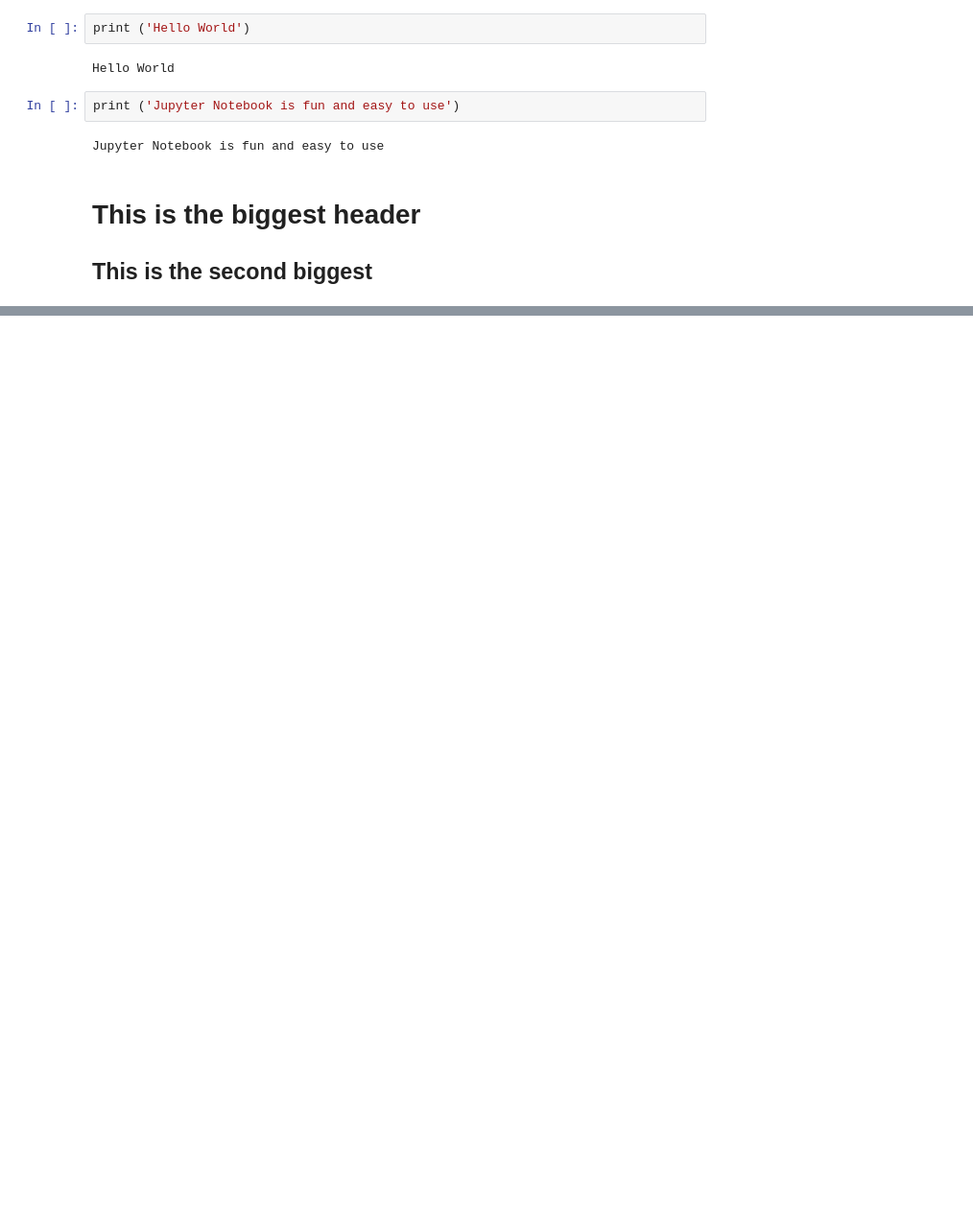
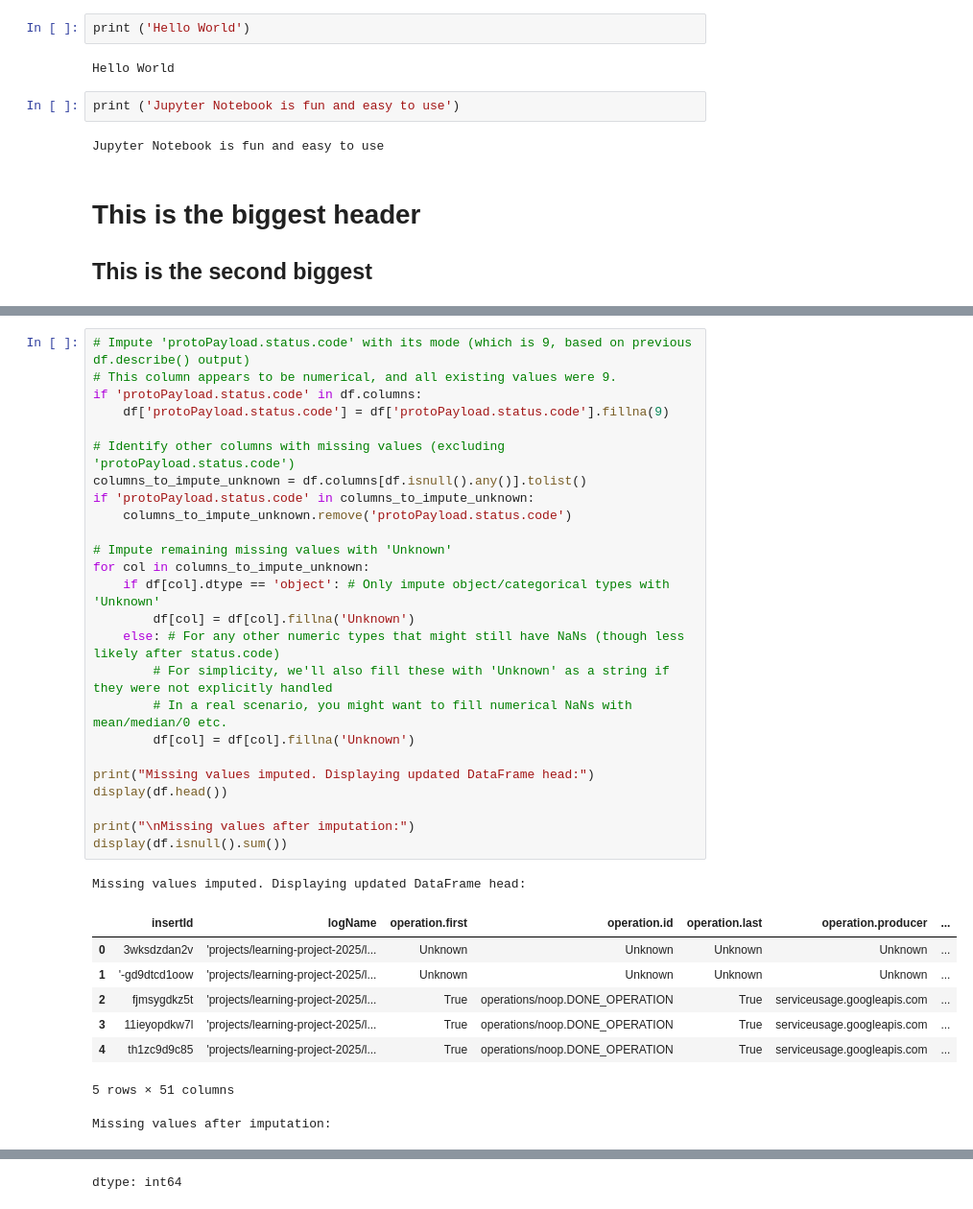
Before and after one commit to James-S-Wood/2-counter, a Jupyter notebook: Examples.ipynb, the cells around one changed output, grey strips where cells are left out. Shown at 96% size. Drawn from its saved outputs; the diff is of its cells as text; blank space fills up the shorter version.

```diff
--- a/Examples.ipynb
+++ b/Examples.ipynb
@@ -13,0 +34,35 @@ Jupyter Notebook is fun and easy to use
+# %%
+# Impute 'protoPayload.status.code' with its mode (which is 9, based on previous df.describe() output)
+# This column appears to be numerical, and all existing values were 9.
+if 'protoPayload.status.code' in df.columns:
+    df['protoPayload.status.code'] = df['protoPayload.status.code'].fillna(9)
+
+# Identify other columns with missing values (excluding 'protoPayload.status.code')
+columns_to_impute_unknown = df.columns[df.isnull().any()].tolist()
+if 'protoPayload.status.code' in columns_to_impute_unknown:
+    columns_to_impute_unknown.remove('protoPayload.status.code')
+
+# Impute remaining missing values with 'Unknown'
+for col in columns_to_impute_unknown:
+    if df[col].dtype == 'object': # Only impute object/categorical types with 'Unknown'
+        df[col] = df[col].fillna('Unknown')
+    else: # For any other numeric types that might still have NaNs (though less likely after status.code)
+        # For simplicity, we'll also fill these with 'Unknown' as a string if they were not explicitly handled
+        # In a real scenario, you might want to fill numerical NaNs with mean/median/0 etc.
+        df[col] = df[col].fillna('Unknown')
+
+print("Missing values imputed. Displaying updated DataFrame head:")
+display(df.head())
+
+print("\nMissing values after imputation:")
+display(df.isnull().sum())
+# %% [output]
+Missing values imputed. Displaying updated DataFrame head:
+|  | insertId | logName | operation.first | operation.id | operation.last | operation.producer | ... |
+| 0 | 3wksdzdan2v | 'projects/learning-project-2025/l... | Unknown | Unknown | Unknown | Unknown | ... |
+| 1 | '-gd9dtcd1oow | 'projects/learning-project-2025/l... | Unknown | Unknown | Unknown | Unknown | ... |
+| 2 | fjmsygdkz5t | 'projects/learning-project-2025/l... | True | operations/noop.DONE_OPERATION | True | serviceusage.googleapis.com | ... |
+| 3 | 11ieyopdkw7l | 'projects/learning-project-2025/l... | True | operations/noop.DONE_OPERATION | True | serviceusage.googleapis.com | ... |
+| 4 | th1zc9d9c85 | 'projects/learning-project-2025/l... | True | operations/noop.DONE_OPERATION | True | serviceusage.googleapis.com | ... |
+5 rows × 51 columns
+Missing values after imputation:
@@ -13,0 +86 @@ Jupyter Notebook is fun and easy to use
+dtype: int64
```
Also changed, not shown: parts of 11 cells of this notebook.
